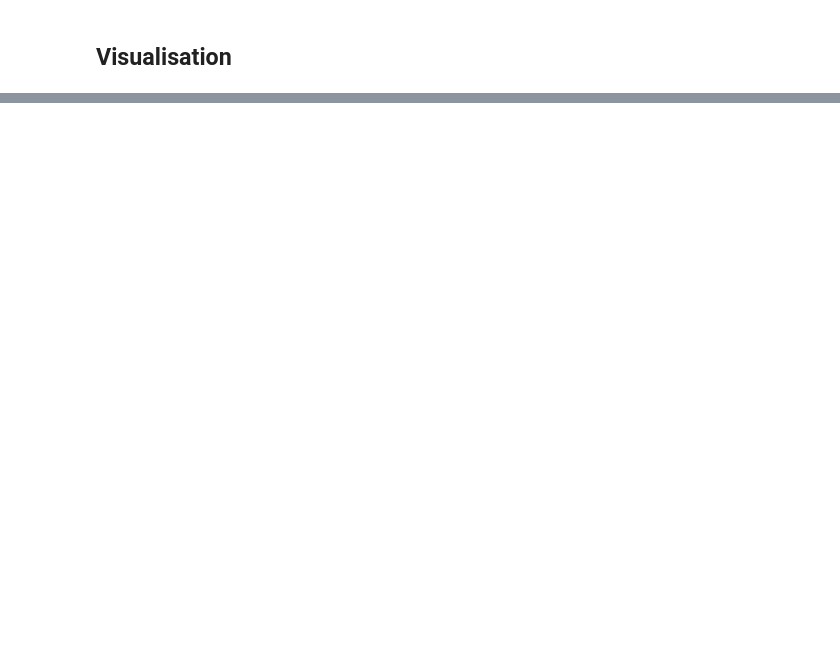
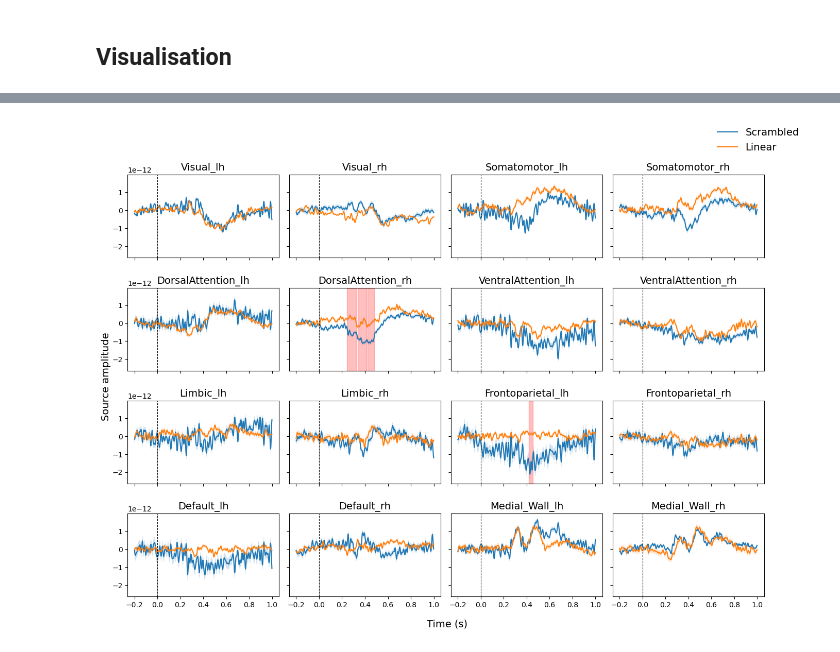
Before and after one commit to Yeganehfrh/MovieEEG-SourcePipeline, a Jupyter notebook: notebooks/ERP.ipynb, the cells around one changed output, grey strips where cells are left out. Saved outputs shown, nothing was run; the diff lists cells and outputs as text; code cells hidden in the pictures; blank space fills up the shorter version.

Commit message:
Visualise ERPs + run cluster-based permutation test

```diff
--- a/notebooks/ERP.ipynb
+++ b/notebooks/ERP.ipynb
@@ -59,19 +144,0 @@ evoked_A = labels['labels']
-# %%
-import numpy as np
-import matplotlib.pyplot as plt
-
-# shapes: (n_sub, n_rois, n_times)
-GA_A = evoked_A.mean(axis=0)
-GA_B = evoked_B.mean(axis=0)
-
-times = np.arange(GA_A.shape[-1]) / sfreq - 0.2
-roi = 2
-
-plt.plot(times, GA_A[roi], label="Condition A")
-plt.plot(times, GA_B[roi], label="Condition B")
-plt.axvline(0, color="k", linestyle="--")
-plt.xlabel("Time (s)")
-plt.ylabel("Source amplitude")
-plt.legend()
-plt.title(f"ROI {roi}")
-plt.show()
@@ -79,0 +216,73 @@ plt.show()
+# %%
+cluster_shading = {
+    "DorsalAttention_rh": [
+        (227, 267),
+        (275, 314),
+        (319, 349),
+    ],
+    "Frontoparietal_lh": [
+        (317, 335),
+    ],
+}
+
+
+n_rois = len(roi_names)
+n_cols = 4
+n_rows = int(np.ceil(n_rois / n_cols))
+
+fig, axes = plt.subplots(
+    n_rows, n_cols,
+    figsize=(14, 10),
+    sharex=True,
+    sharey=True
+)
+freq = 512
+tmin = -0.2
+
+axes = axes.flatten()
+times = np.arange(615) / freq + tmin
+
+for i, roi in enumerate(roi_names):
+    ax = axes[i]
+
+    ax.plot(times, GA_A[i], label="Scrambled", linewidth=1.5)
+    ax.plot(times, GA_B[i], label="Linear", linewidth=1.5)
+
+    sem_A = evoked_A[:, i].std(axis=0) / np.sqrt(evoked_A.shape[0])
+    sem_B = evoked_B[:, i].std(axis=0) / np.sqrt(evoked_B.shape[0])
+
+    # SEM shading
+    ax.fill_between(times, GA_A[i] - sem_A[i], GA_A[i] + sem_A[i], alpha=0.2)
+    ax.fill_between(times, GA_B[i] - sem_B[i], GA_B[i] + sem_B[i], alpha=0.2)
+
+    # event onset
+    ax.axvline(0, color="k", linestyle="--", linewidth=0.8)
+
+    # cluster-based significant intervals only
+    if roi in cluster_shading:
+        for t_start, t_end in cluster_shading[roi]:
+            ax.axvspan(
+                times[t_start],
+                times[t_end],
+                color="red",
+                alpha=0.25
+            )
+
+    ax.set_title(roi, fontsize=14)
+
+# remove empty panels
+for j in range(i + 1, len(axes)):
+    fig.delaxes(axes[j])
+
+fig.supxlabel("Time (s)", fontsize=14)
+fig.supylabel("Source amplitude", fontsize=14)
+# fig.suptitle("Grand-Average Source ERPs by ROI\n(red shading = cluster-based significant intervals)", fontsize=14)
+
+# single legend (only curves)
+handles, labels = axes[0].get_legend_handles_labels()
+fig.legend(handles, labels, loc="upper right", frameon=False, fontsize=14)
+
+plt.tight_layout(rect=[0, 0, 0.95, 0.93])
+plt.show()
+# %% [output]
+[figure, added]
```
Also changed, not shown: parts of 15 cells of this notebook.
